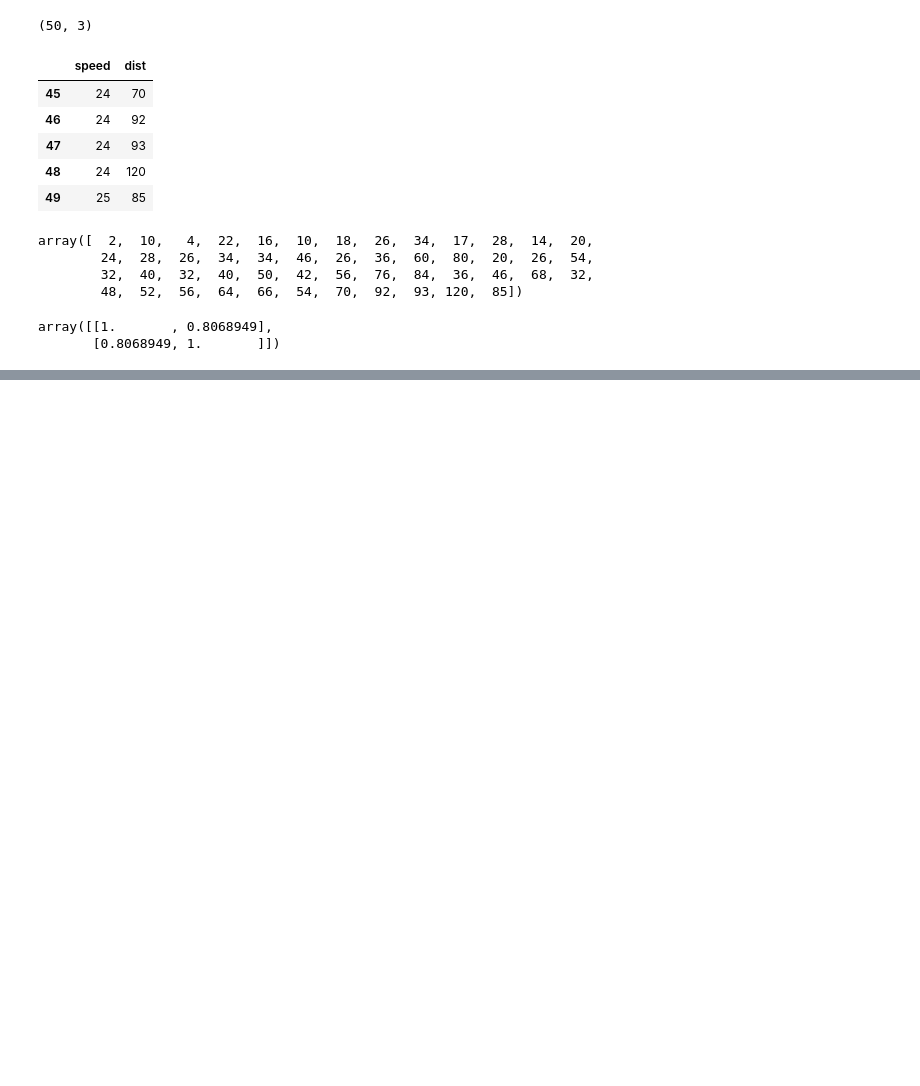
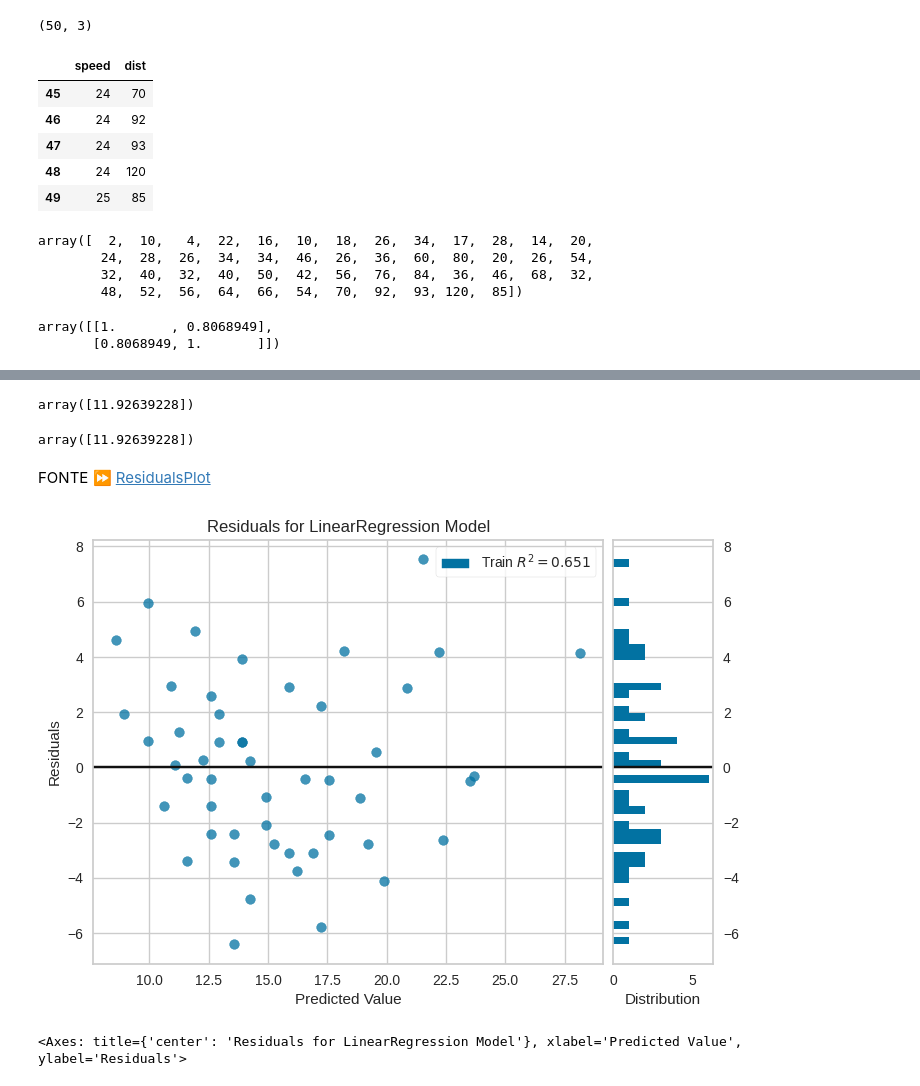
Before and after one commit to marianatiele/Estudos_AM_Projetos, a Jupyter notebook: Regressão_Linear.ipynb, the cells around one changed output, grey strips where cells are left out. Cells and saved outputs as stored; diff of their text form; code cells hidden in the pictures; blank space fills up the shorter version.

```diff
--- a/Regressão_Linear.ipynb
+++ b/Regressão_Linear.ipynb
@@ -60,0 +86,23 @@ array([[1.       , 0.8068949],
+# %%
+#previsão de dist 22
+#usando a formula manual
+#Qual a velocidade se levar 22 para parar??
+previsao = modelo.intercept_ + modelo.coef_ * 22
+previsao
+# %% [output]
+array([11.92639228])
+# %%
+#previsão usando o skarlan
+modelo.predict([[22]])
+# %% [output]
+array([11.92639228])
+# %% [markdown]
+FONTE ⏩  [ResidualsPlot](https://www.scikit-yb.org/en/latest/api/regressor/residuals.html)
+# %%
+#Gráfico para visualizar os residuos
+grafico = ResidualsPlot(modelo)
+grafico.fit(x,y)
+grafico.poof()
+# %% [output]
+[figure, added]
+<Axes: title={'center': 'Residuals for LinearRegression Model'}, xlabel='Predicted Value', ylabel='Residuals'>
```
Also changed, not shown: parts of 6 cells of this notebook.
